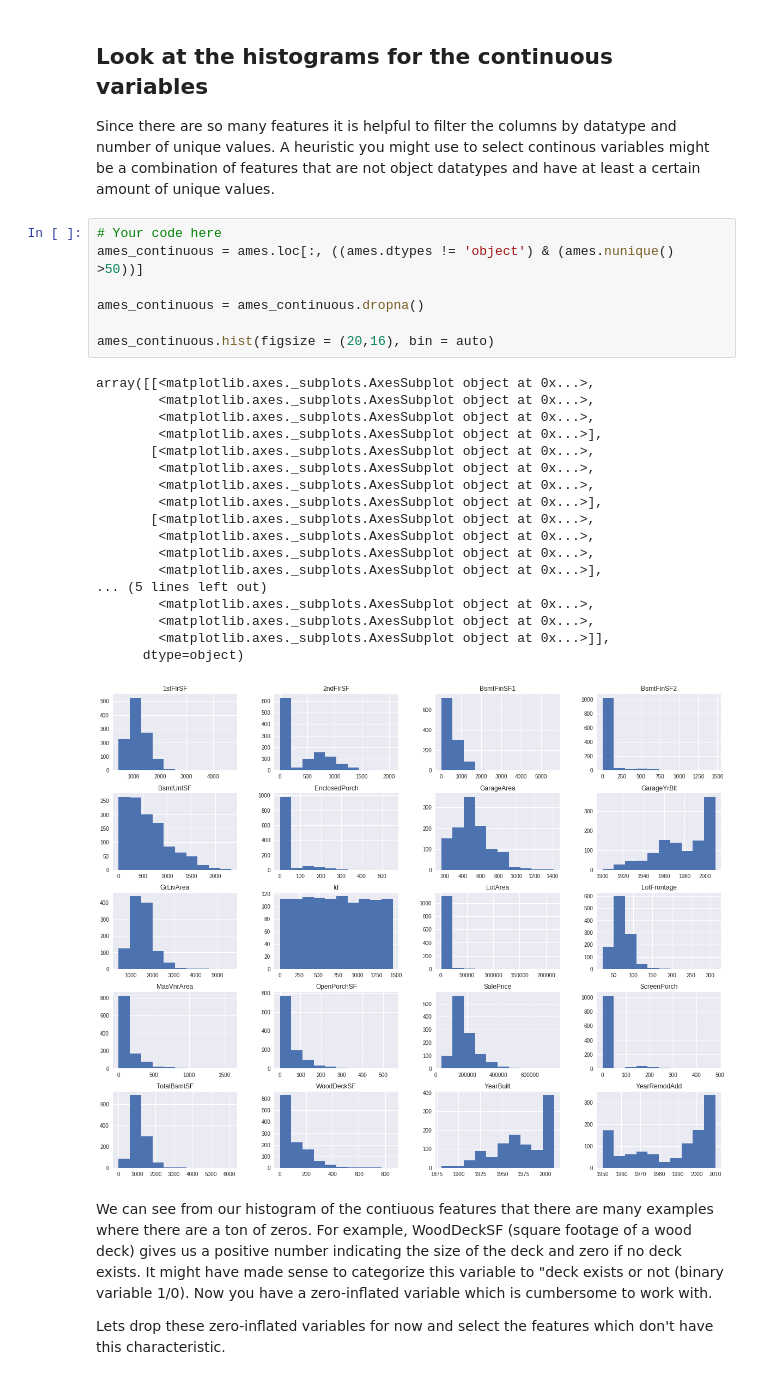
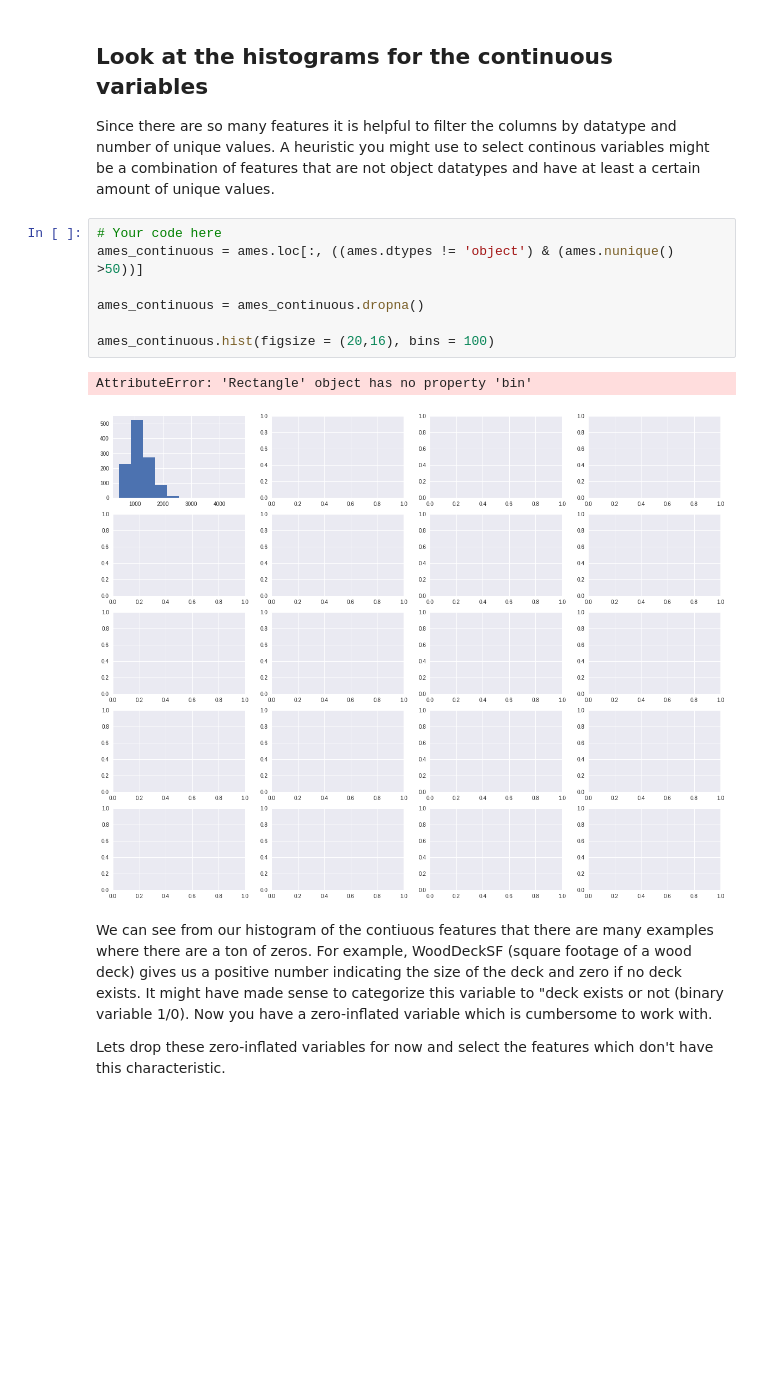
Before and after one commit to gywooo1/dsc-feature-scaling-and-normalization-lab-hbs-ds-060120, a Jupyter notebook: index.ipynb, the cells around one changed output. Saved outputs shown, nothing was run; the diff lists cells and outputs as text; blank space fills up the shorter version.

```diff
--- a/index.ipynb
+++ b/index.ipynb
@@ -29,29 +29,13 @@ Since there are so many features it is helpful to filter the columns by datatype
 # %%
 # Your code here
 ames_continuous = ames.loc[:, ((ames.dtypes != 'object') & (ames.nunique() >50))]
 
 ames_continuous = ames_continuous.dropna()
 
-ames_continuous.hist(figsize = (20,16), bin = auto)
+ames_continuous.hist(figsize = (20,16), bins = 100)
 # %% [output]
-array([[<matplotlib.axes._subplots.AxesSubplot object at 0x...>,
-        <matplotlib.axes._subplots.AxesSubplot object at 0x...>,
-        <matplotlib.axes._subplots.AxesSubplot object at 0x...>,
-        <matplotlib.axes._subplots.AxesSubplot object at 0x...>],
-       [<matplotlib.axes._subplots.AxesSubplot object at 0x...>,
-        <matplotlib.axes._subplots.AxesSubplot object at 0x...>,
-        <matplotlib.axes._subplots.AxesSubplot object at 0x...>,
-        <matplotlib.axes._subplots.AxesSubplot object at 0x...>],
-       [<matplotlib.axes._subplots.AxesSubplot object at 0x...>,
-        <matplotlib.axes._subplots.AxesSubplot object at 0x...>,
-        <matplotlib.axes._subplots.AxesSubplot object at 0x...>,
-        <matplotlib.axes._subplots.AxesSubplot object at 0x...>],
-... (5 lines left out)
-        <matplotlib.axes._subplots.AxesSubplot object at 0x...>,
-        <matplotlib.axes._subplots.AxesSubplot object at 0x...>,
-        <matplotlib.axes._subplots.AxesSubplot object at 0x...>]],
-      dtype=object)
+AttributeError: 'Rectangle' object has no property 'bin'
-[figure, old version]
+[figure, new version]
 # %% [markdown]
 We can see from our histogram of the contiuous features that there are many examples where there are a ton of zeros. For example, WoodDeckSF (square footage of a wood deck) gives us a positive number indicating the size of the deck and zero if no deck exists. It might have made sense to categorize this variable to "deck exists or not (binary variable 1/0). Now you have a zero-inflated variable which is cumbersome to work with.
 
```
